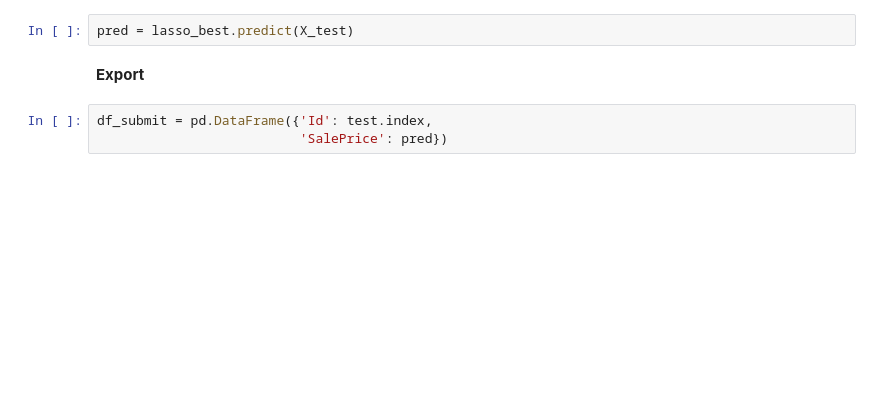
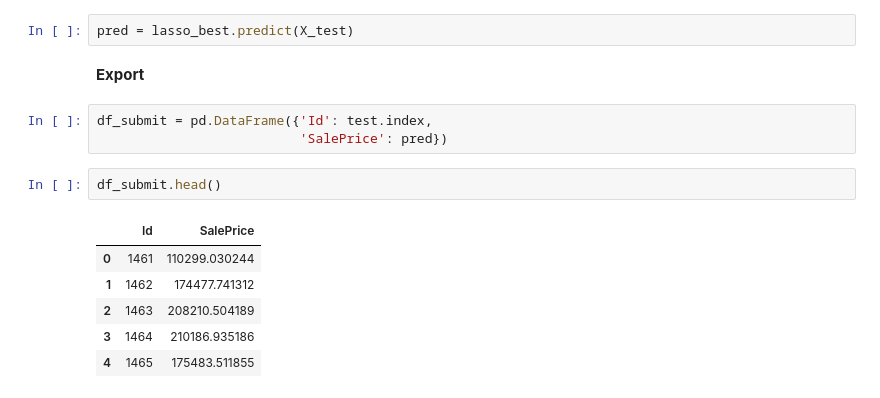
Before and after one commit to MaksimNikolin/Kaggle, a Jupyter notebook: house-price(Lasso).ipynb, the cells around one changed output. Saved outputs shown, nothing was run; the diff lists cells and outputs as text; blank space fills up the shorter version.

```diff
--- a/house-price(Lasso).ipynb
+++ b/house-price(Lasso).ipynb
@@ -176,3 +176,12 @@ pred = lasso_best.predict(X_test)
 # %%
 df_submit = pd.DataFrame({'Id': test.index,
                           'SalePrice': pred})
+# %%
+df_submit.head()
+# %% [output]
+|  | Id | SalePrice |
+| 0 | 1461 | 110299.030244 |
+| 1 | 1462 | 174477.741312 |
+| 2 | 1463 | 208210.504189 |
+| 3 | 1464 | 210186.935186 |
+| 4 | 1465 | 175483.511855 |
```
Also changed, not shown: parts of 1 cell of this notebook, 1 other file.
